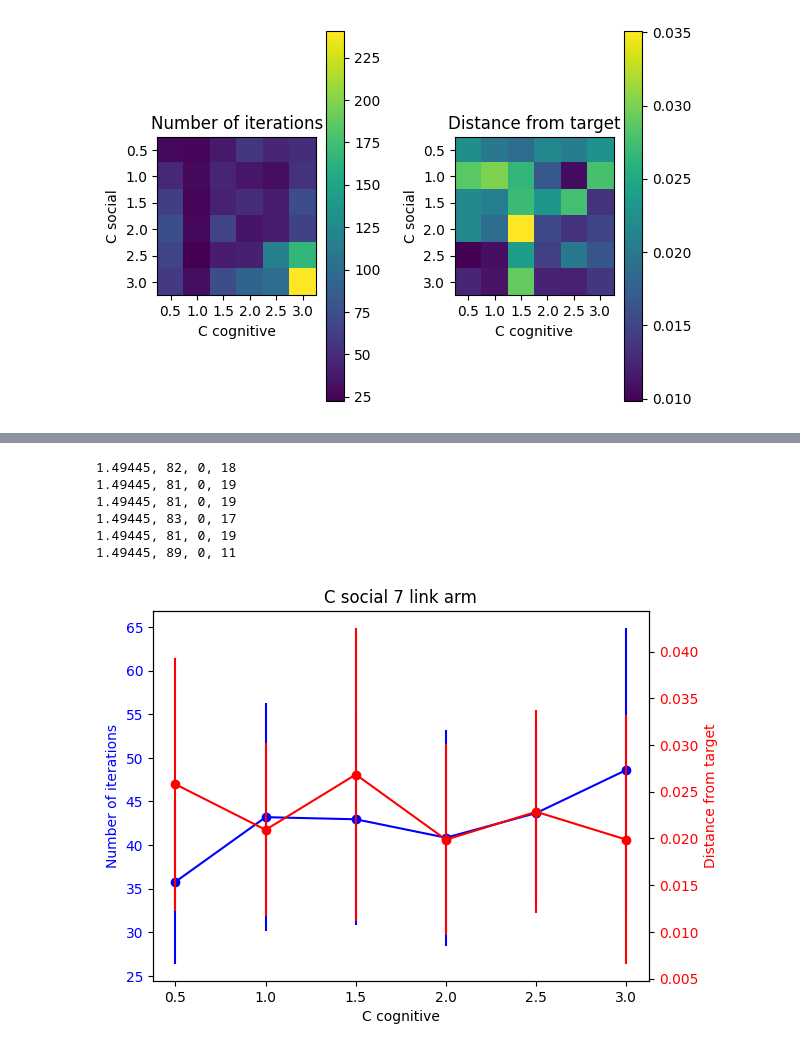
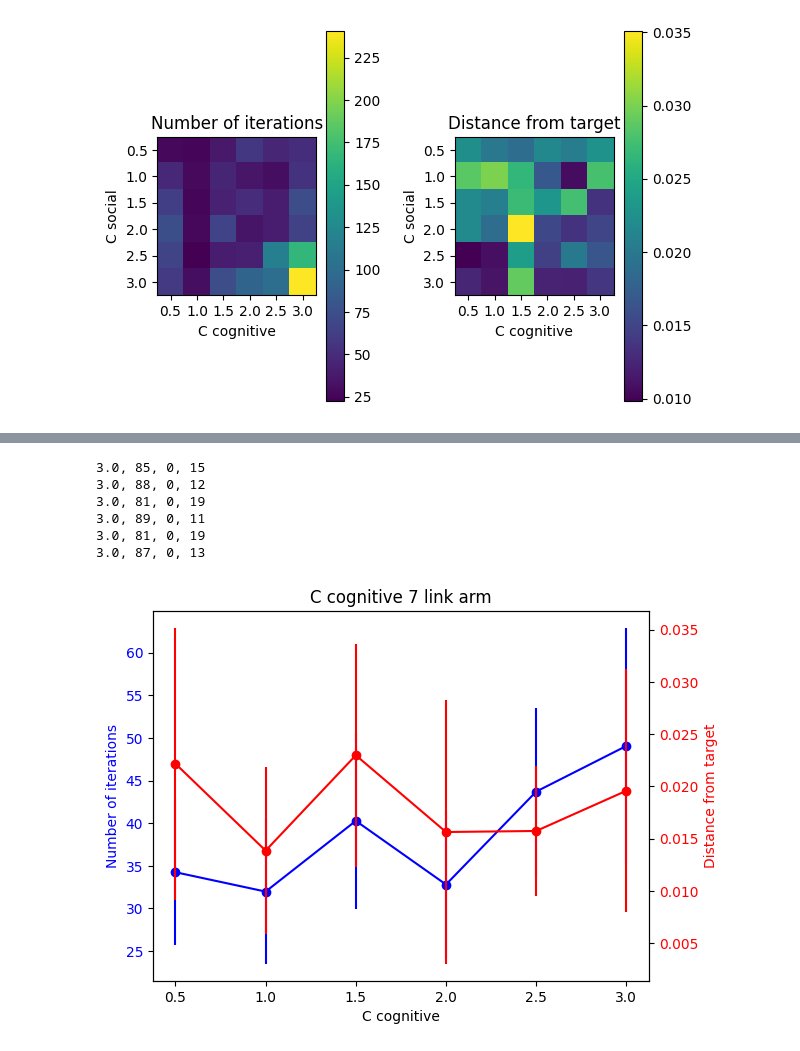
Before and after one commit to 3sara/Optimization_exam, a Jupyter notebook: examples.ipynb, the cells around one changed output, grey strips where cells are left out. Drawn from its saved outputs; the diff is of its cells as text; code cells hidden in the pictures.

```diff
--- a/plots.ipynb
+++ b/examples.ipynb
@@ -465,7 +439,6 @@ c_cog=[0.5,1.0,1.5,2.0,2.5,3.0]
 c_soc=[0.5,1.0,1.5,2.0,2.5,3.0]
 max_iter=500
 n_it=50
-w=0.4
 mean_it=np.zeros((len(c_cog),len(c_soc)))
 mean_err=np.zeros((len(c_cog),len(c_soc)))
 std_it=np.zeros((len(c_cog),len(c_soc)))
@@ -479,7 +452,7 @@ for i,cog in enumerate(c_cog):
         err=np.zeros(n_it)
         count=np.array([0,0,0])
         for k in range(n_it):
-            _,_,err[k], it[k], c = PSO.PSO(link, target, pop_size, max_iter, w, soc, cog, alpha_values, constraints_theta, type='absorb')
+            _,_,err[k], it[k], c = PSO.PSO(link, target, pop_size, max_iter, w_best, soc, cog, alpha_values, constraints_theta, type='absorb')
             count+=c
         print(f'c_soc={soc}, c_cog={cog}, count={count}')
         mean_it[i,j]=np.mean(it)
@@ -554,7 +527,7 @@ for j,c_soc in enumerate(c_soc_values):
     err=np.zeros(n_it)
     count=np.array([0,0,0])
     for i in range(n_it):
-        _,_,err[i], it[i], c = PSO.PSO(link, target, pop_size, max_iter, w, c_soc, c_cog, alpha_values, constraints_theta, type='absorb')
+        _,_,err[i], it[i], c = PSO.PSO(link, target, pop_size, max_iter, w_best, c_soc, c_cog, alpha_values, constraints_theta, type='absorb')
         count+=c
     print(f'{c_soc}, {count[0]}, {count[1]}, {count[2]}')
     mean_it[j]=np.mean(it)
@@ -587,6 +560,7 @@ plt.show()
+# %%
+c_soc_best=1.0
 # %%
 c_cog_values=[0.5,1.0,1.5,2.0,2.5,3.0]
-c_soc=1.49445
 max_iter=500
 n_it=100
 mean_it=np.zeros(len(c_cog_values))
@@ -601,7 +575,7 @@ for j,c_cog in enumerate(c_cog_values):
     err=np.zeros(n_it)
     count=np.array([0,0,0])
     for i in range(n_it):
-        _,_,err[i], it[i], c = PSO.PSO(link, target, pop_size, max_iter, w, c_soc, c_cog, alpha_values, constraints_theta, type='absorb')
+        _,_,err[i], it[i], c = PSO.PSO(link, target, pop_size, max_iter, w, c_soc_best, c_cog, alpha_values, constraints_theta, type='absorb')
         count+=c
     print(f'{c_soc}, {count[0]}, {count[1]}, {count[2]}')
     mean_it[j]=np.mean(it)
@@ -609,25 +583,25 @@ for j,c_cog in enumerate(c_cog_values):
     mean_err[j]=np.mean(err)
     std_err[j]=np.std(err)
 # %% [output]
-1.49445, 82, 0, 18
-1.49445, 81, 0, 19
-1.49445, 81, 0, 19
-1.49445, 83, 0, 17
-1.49445, 81, 0, 19
-1.49445, 89, 0, 11
+3.0, 85, 0, 15
+3.0, 88, 0, 12
+3.0, 81, 0, 19
+3.0, 89, 0, 11
+3.0, 81, 0, 19
+3.0, 87, 0, 13
 # %%
 #plot the results
 fig, ax1 = plt.subplots()
 ax1.set_xlabel('C cognitive')
 ax1.set_ylabel('Number of iterations', color='b')
 ax1.errorbar(c_soc_values, mean_it, yerr=std_it*1.96/(np.sqrt(n_it)), fmt='o-', color='b')
 ax1.tick_params(axis='y', labelcolor='b')
 ax2 = ax1.twinx()
 ax2.set_ylabel('Distance from target', color='r')
 ax2.errorbar(c_soc_values, mean_err, yerr=std_err*1.96/np.sqrt(n_it), fmt='o-', color='r')
 ax2.tick_params(axis='y', labelcolor='r')
-plt.title('C social 7 link arm')
-plt.savefig('csoc_values2.png')
+plt.title('C cognitive 7 link arm')
+plt.savefig('ccog_values2.png')
 plt.show()
 # %% [output]
-[figure, old version]
+[figure, new version]
```
Also changed, not shown: parts of 42 cells of this notebook, 29 other files.
